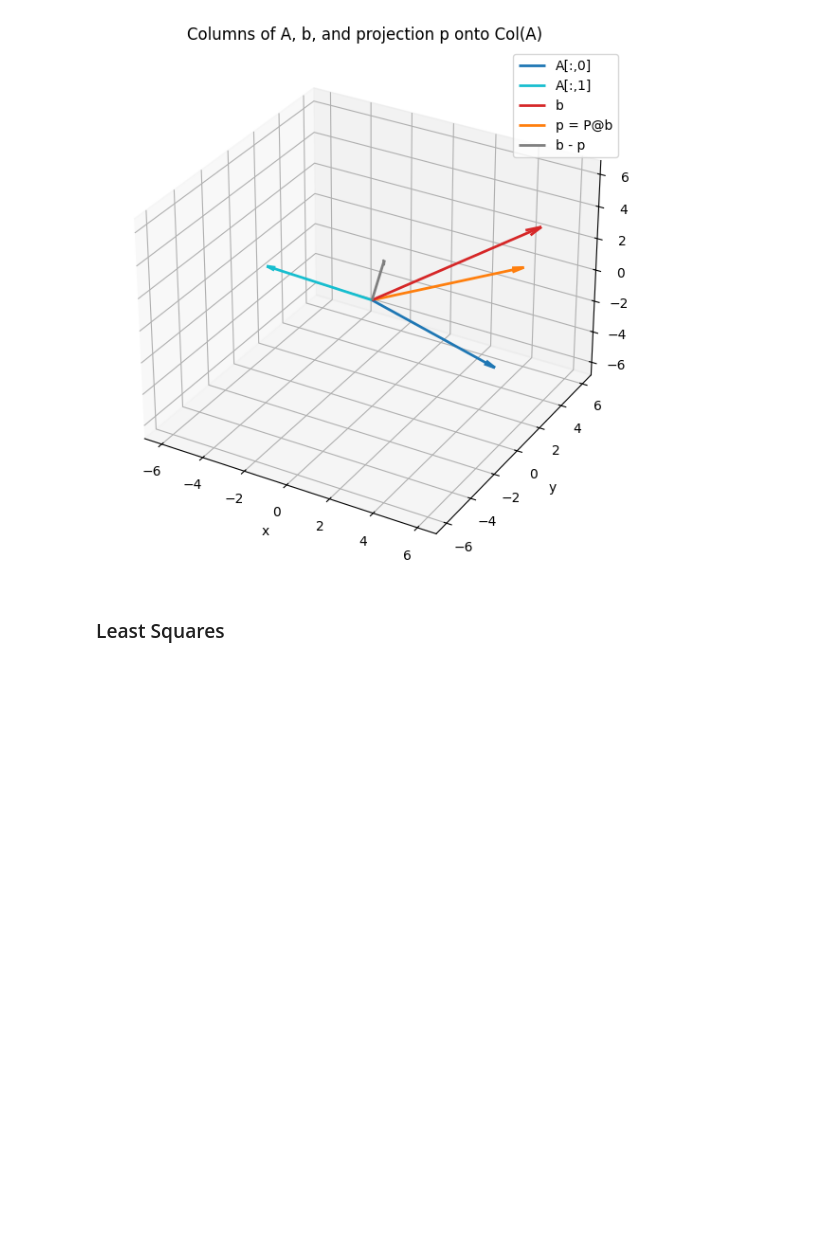
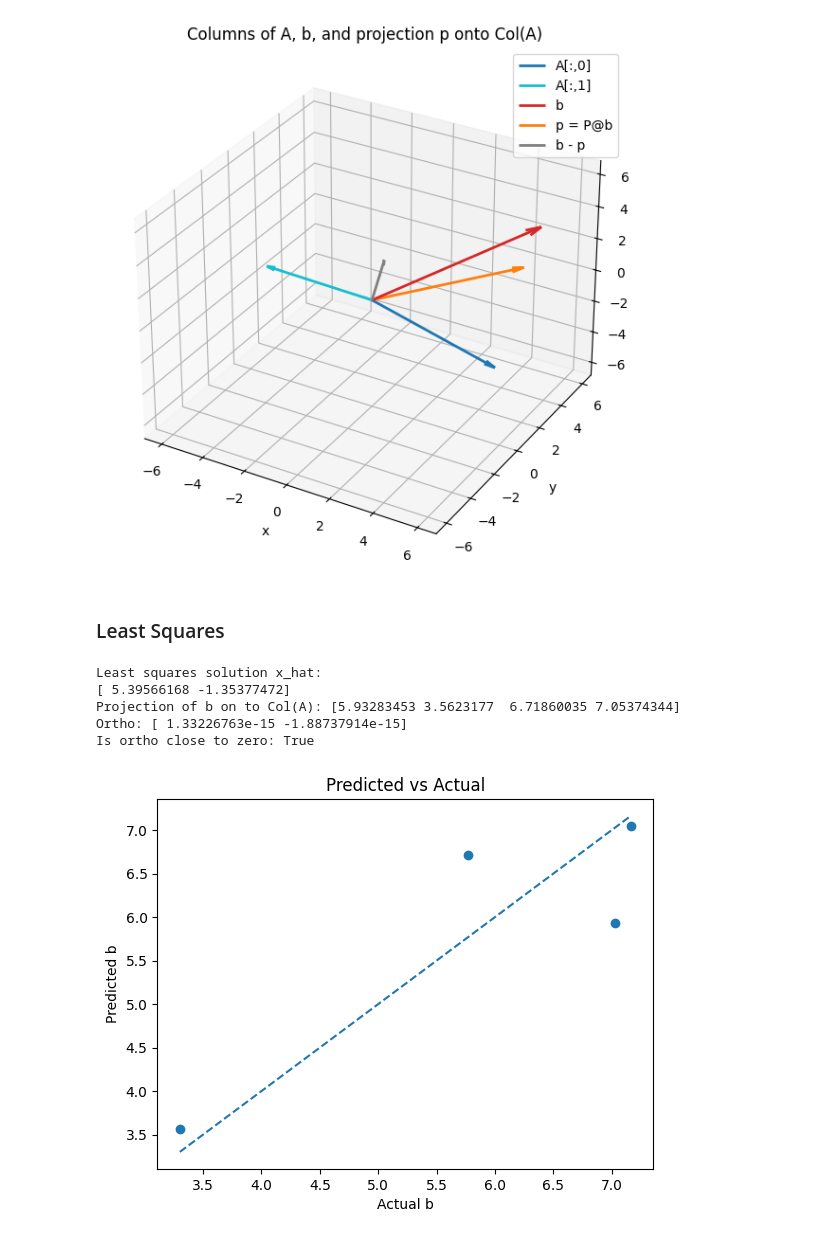
Before and after one commit to dwight-foster/linear-algebra-concepts-in-code, a Jupyter notebook: strang_practice.ipynb, the cells around one changed output. Cells and saved outputs as stored; diff of their text form; code cells hidden in the pictures; blank space fills up the shorter version.

Commit message:
finished least squares

```diff
--- a/strang_practice.ipynb
+++ b/strang_practice.ipynb
@@ -201,3 +201,46 @@ plt.show()
 [figure]
 # %% [markdown]
 ### Least Squares
+# %%
+def least_squares(A, b):
+    b_hat = A.T @ b
+    A_square = A.T @ A
+    sol, status = compute_solution(A_square, b_hat)
+    if status == "none":
+        raise ValueError("Normal equations reported inconsistent (should not happen in exact arithmetic).")
+    if status == "unique":
+        x_hat = sol
+    else:
+        x_hat = sol[:, 0]
+    return x_hat
+# Generate a new overdetermined system for least squares (e.g., 4 equations, 2 variables)
+new_A = generate_rank_matrix(4, 1, 1, seed=42)
+new_A = np.column_stack([np.ones(4), new_A])
+new_b = np.random.uniform(0, 10, size=4)
+
+# Compute least squares solution
+x_hat = least_squares(new_A, new_b)
+print("Least squares solution x_hat:")
+print(x_hat)
+p = new_A @ x_hat
+print(f"Projection of b on to Col(A): {p}")
+e = new_b - p
+ortho = new_A.T @ e
+print("Ortho:", ortho)
+print("Is ortho close to zero:", np.allclose(ortho, 0))
+# %% [output]
+Least squares solution x_hat:
+[ 5.39566168 -1.35377472]
+Projection of b on to Col(A): [5.93283453 3.5623177  6.71860035 7.05374344]
+Ortho: [ 1.33226763e-15 -1.88737914e-15]
+Is ortho close to zero: True
+# %%
+b_pred = new_A @ x_hat
+plt.scatter(new_b, b_pred)
+plt.xlabel("Actual b")
+plt.ylabel("Predicted b")
+plt.title("Predicted vs Actual")
+plt.plot([new_b.min(), new_b.max()], [new_b.min(), new_b.max()], '--')  # y=x reference
+plt.show()
+# %% [output]
+[figure, added]
```
